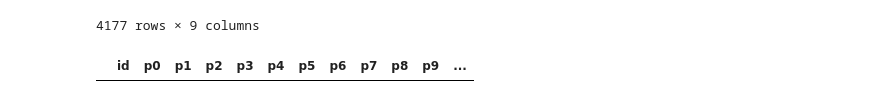
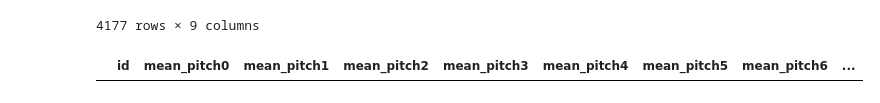
Before and after one commit to tincho-mehaudy/DMCyT, a Jupyter notebook: TP1_Consigna1.ipynb, the cells around one changed output. Saved outputs shown, nothing was run; the diff lists cells and outputs as text; code cells hidden in the pictures.

```diff
--- a/TP1_Consigna1.ipynb
+++ b/TP1_Consigna1.ipynb
@@ -402,13 +402,15 @@ gp.first()
 # %%
 lista_col=[]
 lista_col.append('id')
-lista_col.extend(list('p' + str(i) for i in range(12) ))
-lista_col.extend(list('t' + str(i) for i in range(12) ))
+lista_col.extend(list('mean_pitch' + str(i) for i in range(12) ))
+lista_col.extend(list('sd_pitch' + str(i) for i in range(12) ))
+lista_col.extend(list('mean_timbre' + str(i) for i in range(12) ))
+lista_col.extend(list('sd_timbre' + str(i) for i in range(12) ))
 
 df_aux= pd.DataFrame(columns=lista_col)
 df_aux
 # %% [output]
-|  | id | p0 | p1 | p2 | p3 | p4 | p5 | p6 | p7 | p8 | p9 | ... |
+|  | id | mean_pitch0 | mean_pitch1 | mean_pitch2 | mean_pitch3 | mean_pitch4 | mean_pitch5 | mean_pitch6 | ... |
 # %%
 df_aux.columns
 # %% [output]
```
Also changed, not shown: parts of 10 cells of this notebook.
